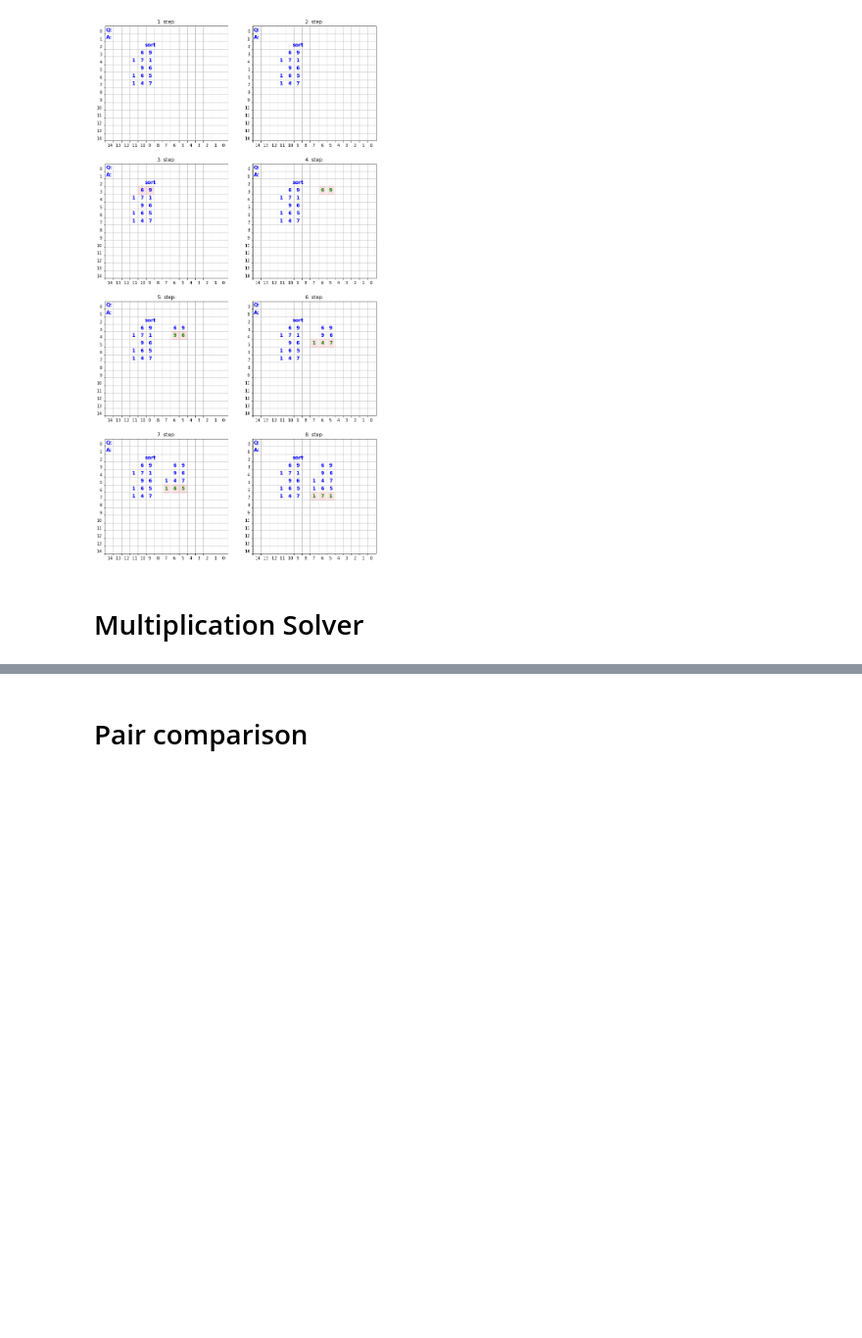
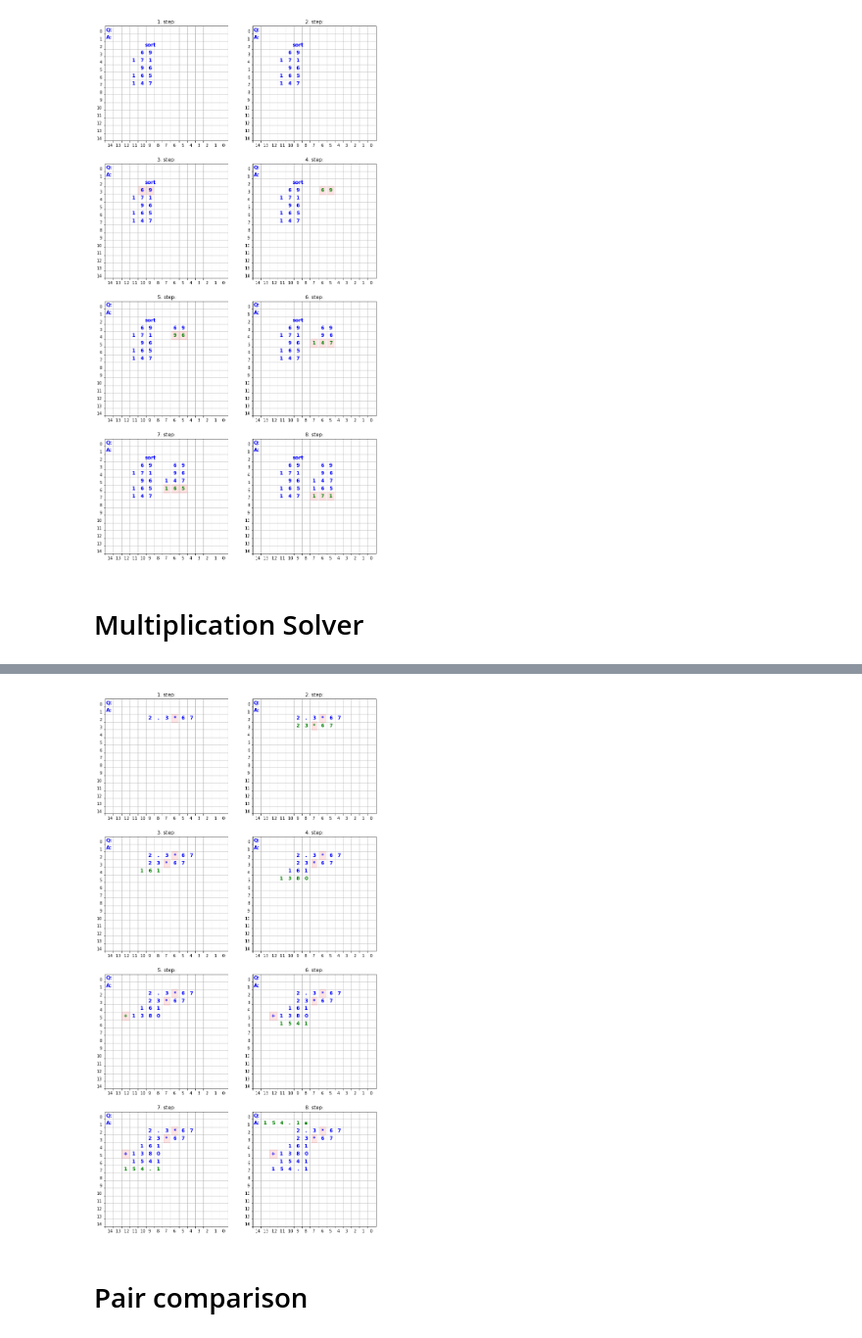
Before and after one commit to csadrian/arithmetics_on_paper, a Jupyter notebook: examples.ipynb, the cells around one changed output, grey strips where cells are left out. Shown: that part at 98% size. Drawn from its saved outputs; the diff is of its cells as text; code cells hidden in the pictures; blank space fills up the shorter version.

```diff
--- a/examples.ipynb
+++ b/examples.ipynb
@@ -125,3 +131,7 @@ solve_multiplication()
+# %%
+solve_multiplication(a=decimal.Decimal('2.3'), b=67)
+# %% [output]
+[figure, added]
 # %% [markdown]
 # Pair comparison
 # %%
```
Also changed, not shown: parts of 6 cells of this notebook.
